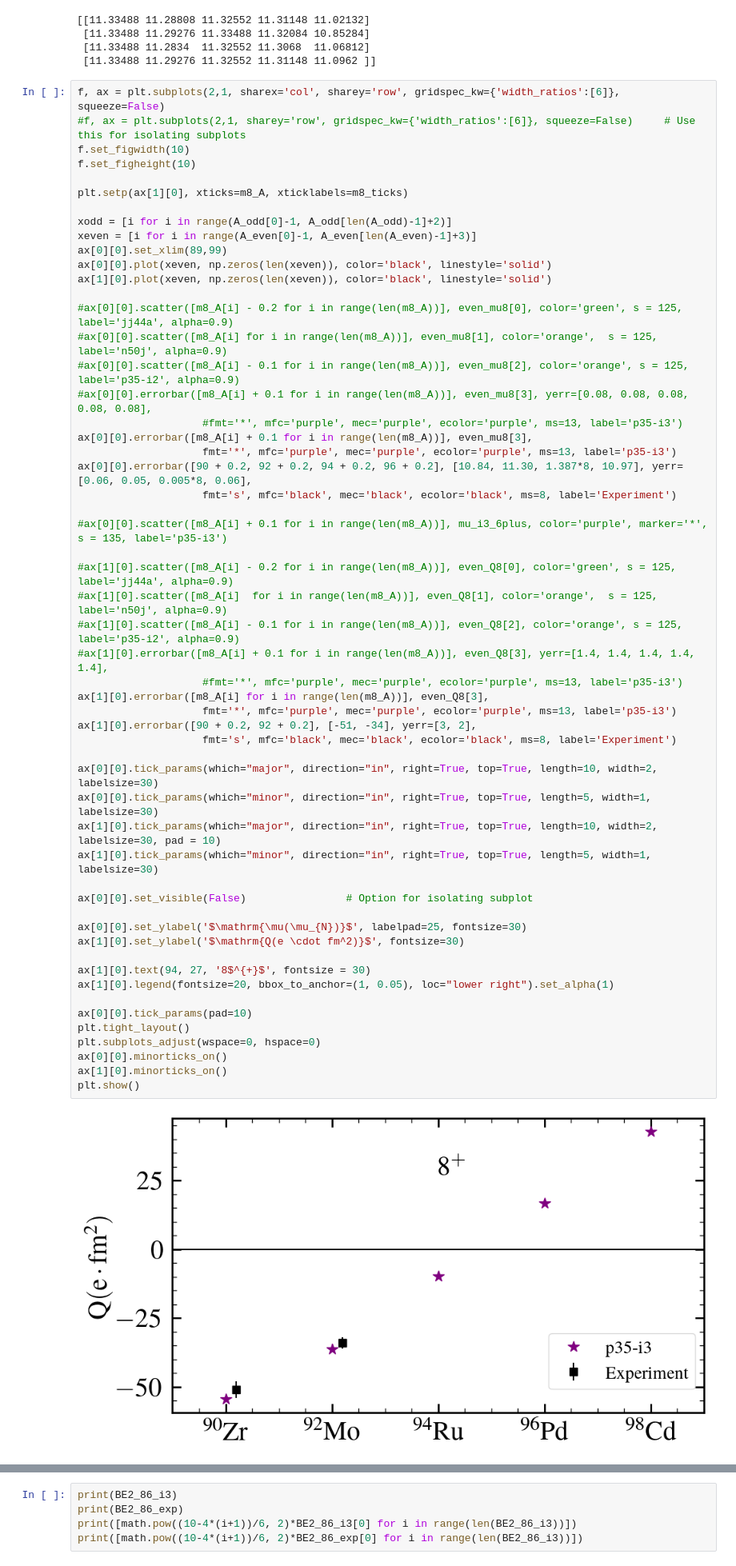
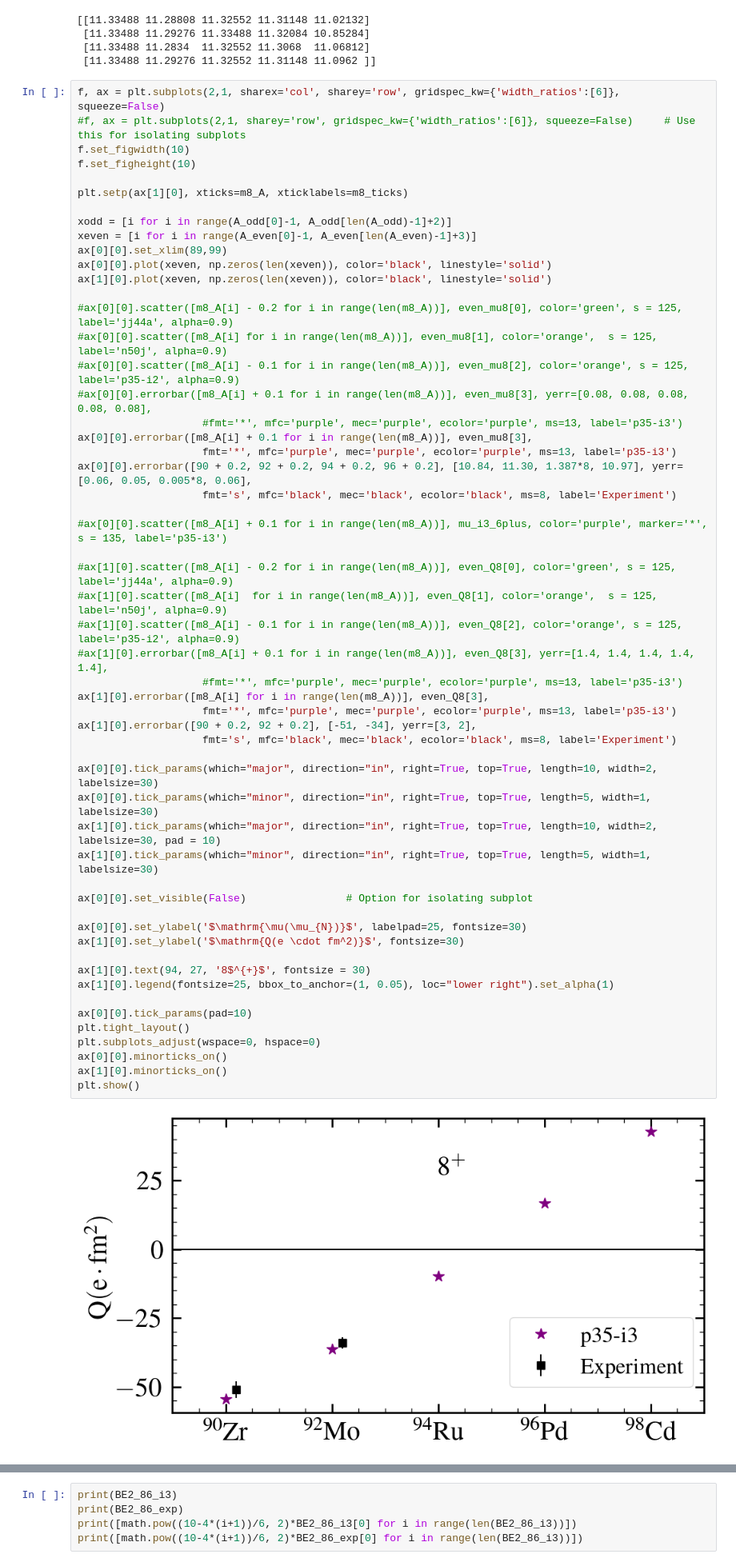
Before and after one commit to JordanPurcell/Research, a Jupyter notebook: plots/EM_properties.ipynb, the cells around one changed output, grey strips where cells are left out. Shown: that part at 80% size. Cells and saved outputs as stored; diff of their text form.

```diff
--- a/plots/EM_properties.ipynb
+++ b/plots/EM_properties.ipynb
@@ -412,35 +412,35 @@ ax[0][0].errorbar([90 + 0.2, 92 + 0.2, 94 + 0.2, 96 + 0.2], [10.84, 11.30, 1.387
 
 #ax[1][0].scatter([m8_A[i] - 0.2 for i in range(len(m8_A))], even_Q8[0], color='green', s = 125, label='jj44a', alpha=0.9)
 #ax[1][0].scatter([m8_A[i]  for i in range(len(m8_A))], even_Q8[1], color='orange',  s = 125, label='n50j', alpha=0.9)
 #ax[1][0].scatter([m8_A[i] - 0.1 for i in range(len(m8_A))], even_Q8[2], color='orange', s = 125, label='p35-i2', alpha=0.9)
 #ax[1][0].errorbar([m8_A[i] + 0.1 for i in range(len(m8_A))], even_Q8[3], yerr=[1.4, 1.4, 1.4, 1.4, 1.4],
                     #fmt='*', mfc='purple', mec='purple', ecolor='purple', ms=13, label='p35-i3')
 ax[1][0].errorbar([m8_A[i] for i in range(len(m8_A))], even_Q8[3],
                     fmt='*', mfc='purple', mec='purple', ecolor='purple', ms=13, label='p35-i3')
 ax[1][0].errorbar([90 + 0.2, 92 + 0.2], [-51, -34], yerr=[3, 2],
                     fmt='s', mfc='black', mec='black', ecolor='black', ms=8, label='Experiment')
 
 ax[0][0].tick_params(which="major", direction="in", right=True, top=True, length=10, width=2, labelsize=30)
 ax[0][0].tick_params(which="minor", direction="in", right=True, top=True, length=5, width=1, labelsize=30)
 ax[1][0].tick_params(which="major", direction="in", right=True, top=True, length=10, width=2, labelsize=30, pad = 10)
 ax[1][0].tick_params(which="minor", direction="in", right=True, top=True, length=5, width=1, labelsize=30)
 
 ax[0][0].set_visible(False)                # Option for isolating subplot
 
 ax[0][0].set_ylabel('$\mathrm{\mu(\mu_{N})}$', labelpad=25, fontsize=30)
 ax[1][0].set_ylabel('$\mathrm{Q(e \cdot fm^2)}$', fontsize=30)
 
 ax[1][0].text(94, 27, '8$^{+}$', fontsize = 30)
-ax[1][0].legend(fontsize=20, bbox_to_anchor=(1, 0.05), loc="lower right").set_alpha(1)
+ax[1][0].legend(fontsize=25, bbox_to_anchor=(1, 0.05), loc="lower right").set_alpha(1)
 
 ax[0][0].tick_params(pad=10)
 plt.tight_layout()
 plt.subplots_adjust(wspace=0, hspace=0)
 ax[0][0].minorticks_on()
 ax[1][0].minorticks_on()
 plt.show()
 # %% [output]
-[figure, old version]
+[figure, new version]
 # %%
 f, ax = plt.subplots(2,3, sharex='col', sharey='row', gridspec_kw={'width_ratios':[6,6,5]})
 f.set_figwidth(15)
```
Also changed, not shown: parts of 3 cells of this notebook, 4 other files.
